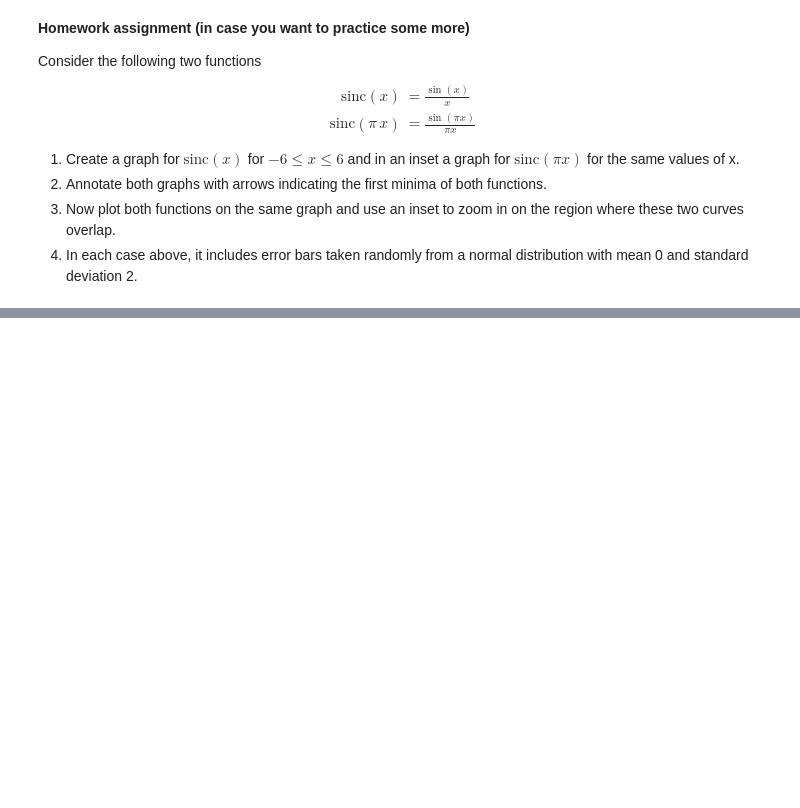
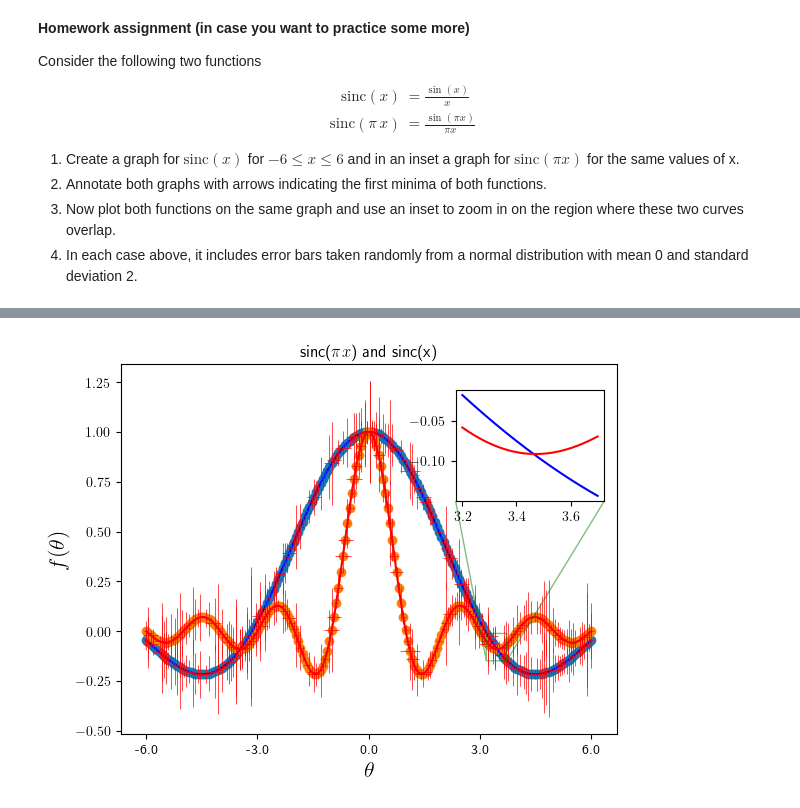
Before and after one commit to teresa-p-l/Python_classes_Filipa, a Jupyter notebook: Class3-temp.ipynb, the cells around one changed output, grey strips where cells are left out. Saved outputs shown, nothing was run; the diff lists cells and outputs as text; code cells hidden in the pictures; blank space fills up the shorter version.

```diff
--- a/Class3-temp.ipynb
+++ b/Class3-temp.ipynb
@@ -1116,0 +1126,40 @@ plt.show()
+# %%
+plt.rcParams['text.usetex'] = True
+
+x = np.linspace(-6,6,200)
+y1 = np.sin(x)/x
+y2 = np.sinc(x)
+xtik=np.linspace(-6,6,5)
+
+fig,ax = plt.subplots()
+ax.plot(x,y1, 'b', label = r'$\sin(\theta)$')
+ax.set_xlabel(r'$\theta$', fontsize = 16)
+ax.set_ylabel(r'$f(\theta)$', fontsize = 16)
+ax.set_xticks(xtik, labels = xtik)
+
+
+ax.plot(x,y2, 'r', label = r'$\cos(\theta)$')
+ax.set_xticks(xtik, labels = xtik)
+ax.set_title(r'sinc($\pi x$) and sinc(x)')
+
+# now we add the zoomed plot
+x_zoom = np.linspace(3.2,3.7,200)
+y1_zoom = np.sin(x_zoom)/x_zoom
+y2_zoom = np.sinc(x_zoom)
+
+
+axin1 = ax.inset_axes([0.675, 0.63, 0.30, 0.30])
+axin1.plot(x_zoom,y1_zoom, 'b', label = r'$\sin(\theta)zoomed$')
+axin1.plot(x_zoom, y2_zoom, 'r')
+ax.indicate_inset_zoom(axin1, edgecolor="green")
+
+x_err = 0.05*abs(np.random.normal(0, 2, 200))
+y_err = 0.05*abs(np.random.normal(0, 2, 200))
+ax.errorbar(x, y1, xerr = x_err, yerr = y_err, fmt='o', ecolor= 'r', elinewidth = 0.5,
+            barsabove=True, linestyle = 'dotted')
+ax.errorbar(x, y2, xerr = x_err, yerr = y_err, fmt='o', ecolor= 'r', elinewidth = 0.5,
+            barsabove=True, linestyle = 'dotted')
+
+plt.show()
+# %% [output]
+[figure, added]
```
Also changed, not shown: parts of 1 cell of this notebook, 2 other files.
